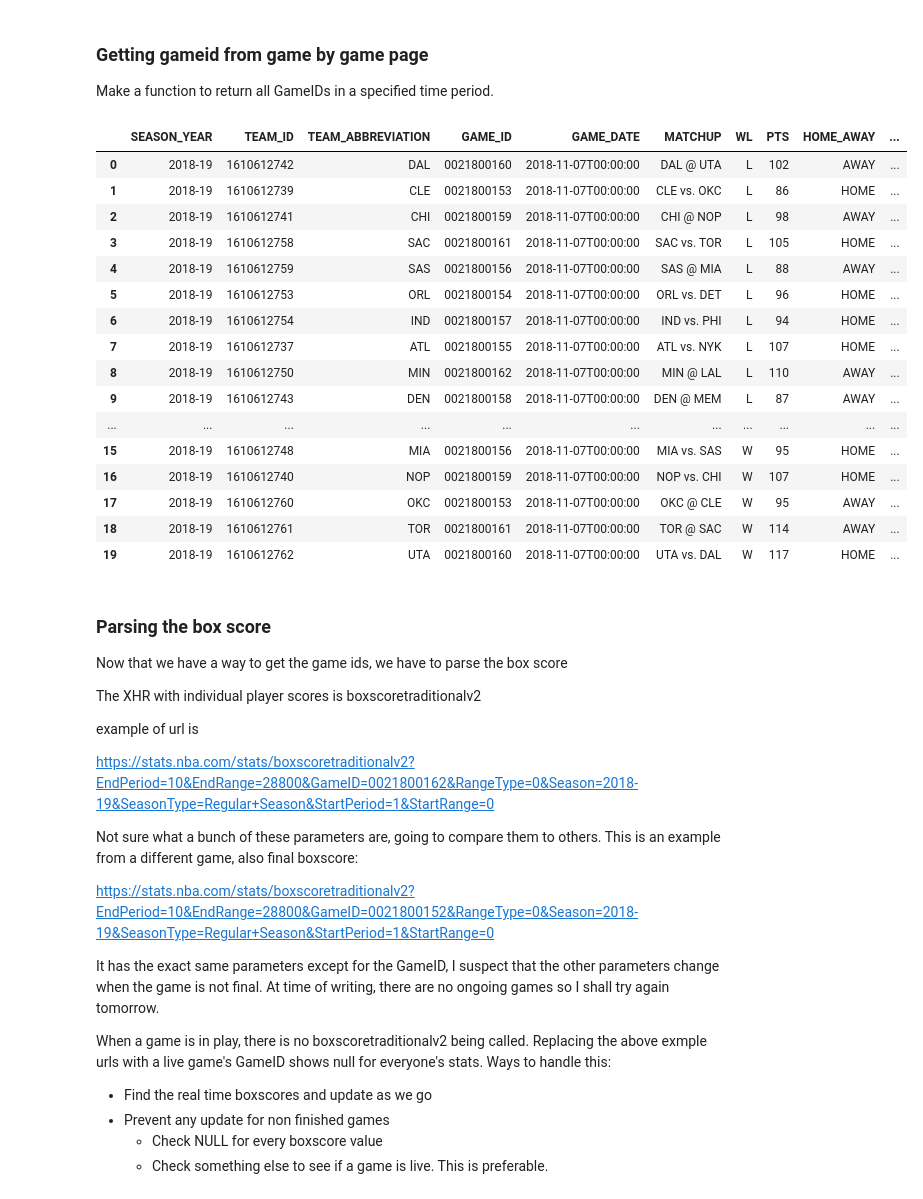
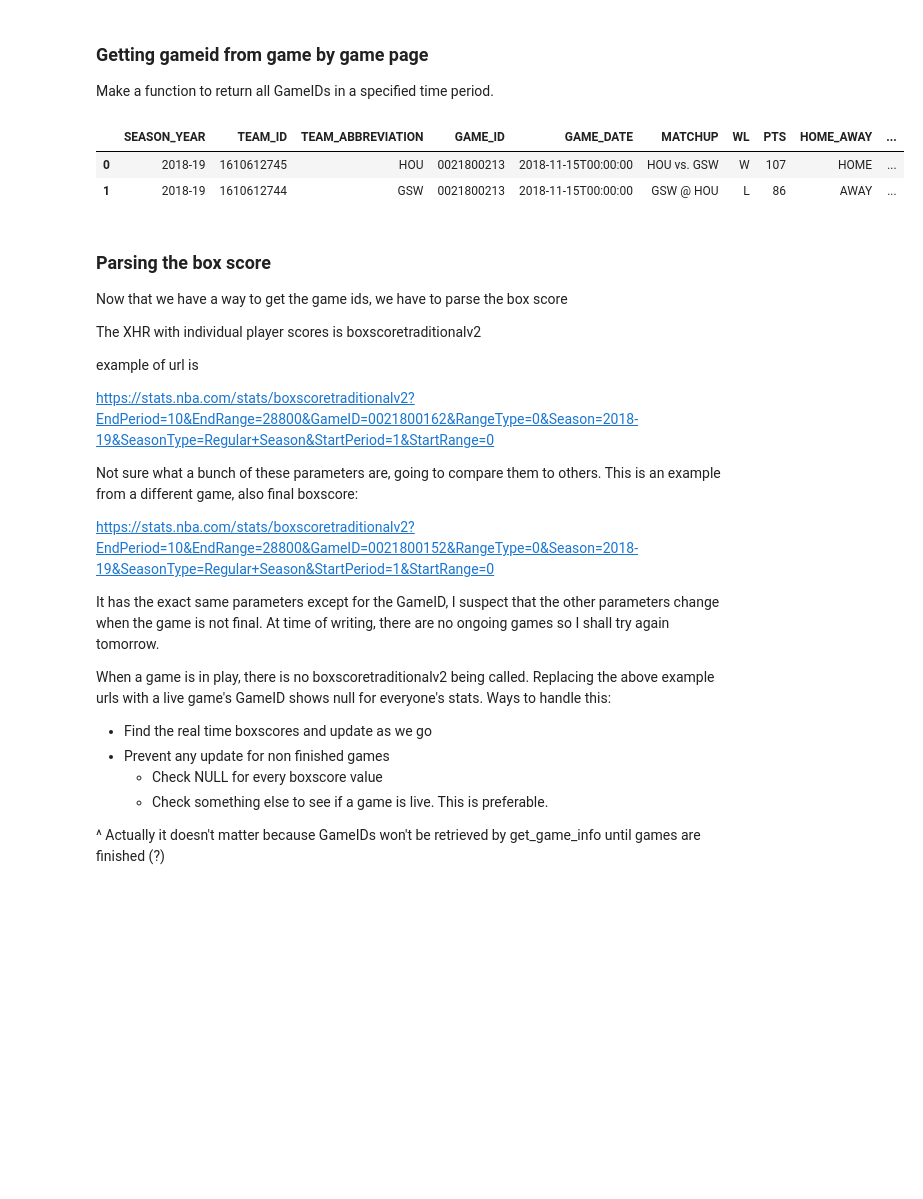
Before and after one commit to johnny-wong/nba_stats, a Jupyter notebook: Datasets plan.ipynb, the cells around one changed output. Cells and saved outputs as stored; diff of their text form; code cells hidden in the pictures; blank space fills up the shorter version.

```diff
--- a/Datasets plan.ipynb
+++ b/Datasets plan.ipynb
@@ -124,25 +124,11 @@ def get_game_info(date):
 
     return df_games
 # %%
-get_game_info(dt.date(2018,11,7))
+get_game_info(dt.date(2018,11,15))
 # %% [output]
 |  | SEASON_YEAR | TEAM_ID | TEAM_ABBREVIATION | GAME_ID | GAME_DATE | MATCHUP | WL | PTS | HOME_AWAY | ... |
-| 0 | 2018-19 | 1610612742 | DAL | 0021800160 | 2018-11-07T00:00:00 | DAL @ UTA | L | 102 | AWAY | ... |
-| 1 | 2018-19 | 1610612739 | CLE | 0021800153 | 2018-11-07T00:00:00 | CLE vs. OKC | L | 86 | HOME | ... |
-| 2 | 2018-19 | 1610612741 | CHI | 0021800159 | 2018-11-07T00:00:00 | CHI @ NOP | L | 98 | AWAY | ... |
-| 3 | 2018-19 | 1610612758 | SAC | 0021800161 | 2018-11-07T00:00:00 | SAC vs. TOR | L | 105 | HOME | ... |
-| 4 | 2018-19 | 1610612759 | SAS | 0021800156 | 2018-11-07T00:00:00 | SAS @ MIA | L | 88 | AWAY | ... |
-| 5 | 2018-19 | 1610612753 | ORL | 0021800154 | 2018-11-07T00:00:00 | ORL vs. DET | L | 96 | HOME | ... |
-| 6 | 2018-19 | 1610612754 | IND | 0021800157 | 2018-11-07T00:00:00 | IND vs. PHI | L | 94 | HOME | ... |
-| 7 | 2018-19 | 1610612737 | ATL | 0021800155 | 2018-11-07T00:00:00 | ATL vs. NYK | L | 107 | HOME | ... |
-| 8 | 2018-19 | 1610612750 | MIN | 0021800162 | 2018-11-07T00:00:00 | MIN @ LAL | L | 110 | AWAY | ... |
-| 9 | 2018-19 | 1610612743 | DEN | 0021800158 | 2018-11-07T00:00:00 | DEN @ MEM | L | 87 | AWAY | ... |
-| ... | ... | ... | ... | ... | ... | ... | ... | ... | ... | ... |
-| 15 | 2018-19 | 1610612748 | MIA | 0021800156 | 2018-11-07T00:00:00 | MIA vs. SAS | W | 95 | HOME | ... |
-| 16 | 2018-19 | 1610612740 | NOP | 0021800159 | 2018-11-07T00:00:00 | NOP vs. CHI | W | 107 | HOME | ... |
-| 17 | 2018-19 | 1610612760 | OKC | 0021800153 | 2018-11-07T00:00:00 | OKC @ CLE | W | 95 | AWAY | ... |
-| 18 | 2018-19 | 1610612761 | TOR | 0021800161 | 2018-11-07T00:00:00 | TOR @ SAC | W | 114 | AWAY | ... |
-| 19 | 2018-19 | 1610612762 | UTA | 0021800160 | 2018-11-07T00:00:00 | UTA vs. DAL | W | 117 | HOME | ... |
+| 0 | 2018-19 | 1610612745 | HOU | 0021800213 | 2018-11-15T00:00:00 | HOU vs. GSW | W | 107 | HOME | ... |
+| 1 | 2018-19 | 1610612744 | GSW | 0021800213 | 2018-11-15T00:00:00 | GSW @ HOU | L | 86 | AWAY | ... |
 # %% [markdown]
 ### Parsing the box score
 Now that we have a way to get the game ids, we have to parse the box score
@@ -159,11 +145,13 @@ https://stats.nba.com/stats/boxscoretraditionalv2?EndPeriod=10&EndRange=28800&Ga
 
 It has the exact same parameters except for the GameID, I suspect that the other parameters change when the game is not final. At time of writing, there are no ongoing games so I shall try again tomorrow.
 
-When a game is in play, there is no boxscoretraditionalv2 being called. Replacing the above exmple urls with a live game's GameID shows null for everyone's stats. Ways to handle this:
+When a game is in play, there is no boxscoretraditionalv2 being called. Replacing the above example urls with a live game's GameID shows null for everyone's stats. Ways to handle this:
 * Find the real time boxscores and update as we go
 * Prevent any update for non finished games
     * Check NULL for every boxscore value
     * Check something else to see if a game is live. This is preferable.
+
+^ Actually it doesn't matter because GameIDs won't be retrieved by get_game_info until games are finished (?)
 # %%
 def parse_boxscore(GameID, season, season_type=NBA_SEASON_TYPES['regular']):
     '''
```
Also changed, not shown: parts of 3 cells of this notebook, 1 other file.
